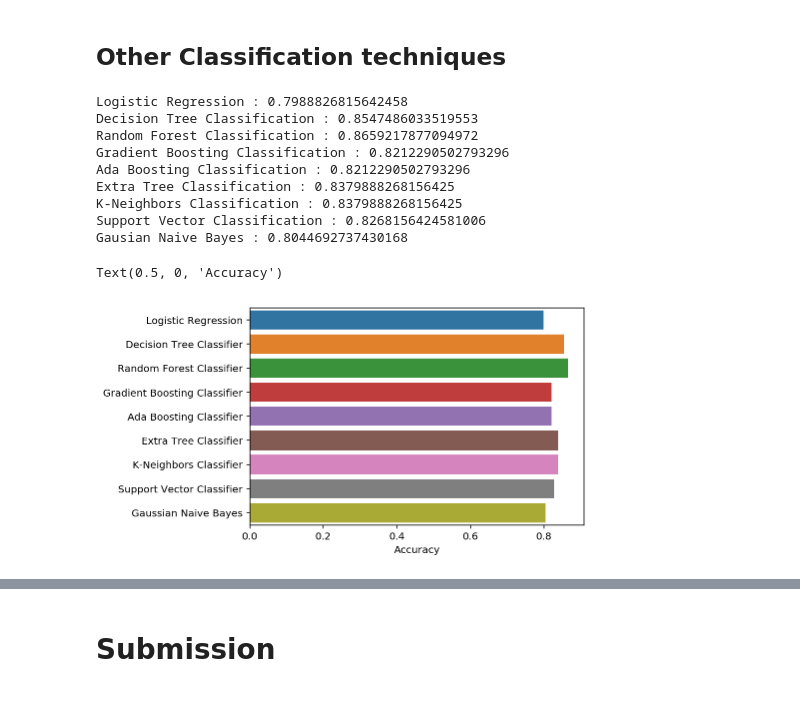
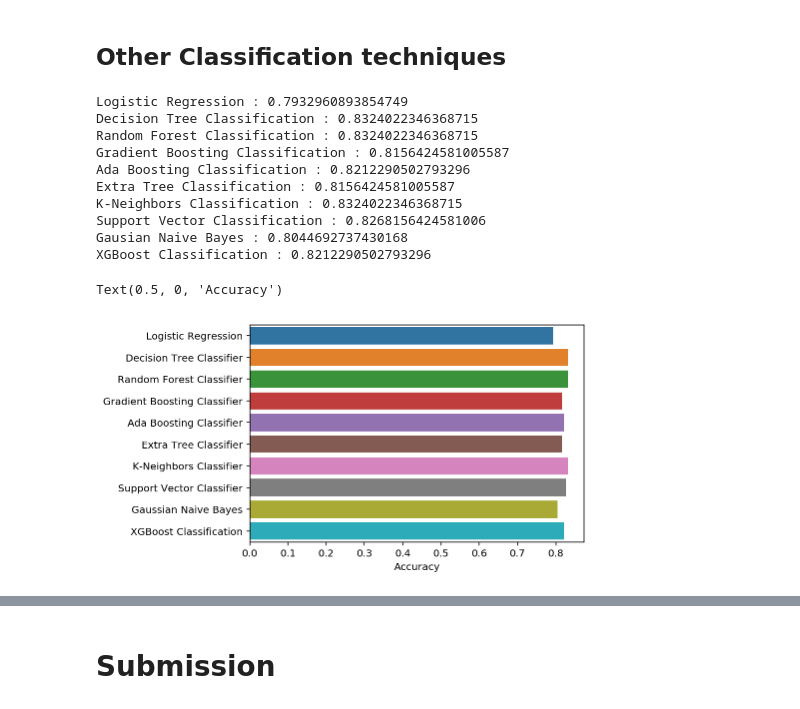
Before and after one commit to shriram2112/Deep-Machine-Learning---Kaggle-, a Jupyter notebook: Classification/titanic/Predict_Titanic_Survival.ipynb, the cells around one changed output, grey strips where cells are left out. Cells and saved outputs as stored; diff of their text form; code cells hidden in the pictures.

Commit message:
Adding hypter parameters to ML classifiers

```diff
--- a/Classification/titanic/Predict_Titanic_Survival.ipynb
+++ b/Classification/titanic/Predict_Titanic_Survival.ipynb
@@ -590,43 +591,50 @@ from sklearn.metrics import accuracy_score,mean_squared_error
 # %%
 classifiers=[['Logistic Regression :',LogisticRegression()],
        ['Decision Tree Classification :',DecisionTreeClassifier()],
-       ['Random Forest Classification :',RandomForestClassifier()],
+       ['Random Forest Classification :',RandomForestClassifier(n_estimators=30, max_features=7, max_depth=None, min_samples_split=2)],
        ['Gradient Boosting Classification :', GradientBoostingClassifier()],
-       ['Ada Boosting Classification :',AdaBoostClassifier()],
+       ['Ada Boosting Classification :',AdaBoostClassifier(n_estimators=100)],
        ['Extra Tree Classification :', ExtraTreesClassifier()],
-       ['K-Neighbors Classification :',KNeighborsClassifier()],
+       ['K-Neighbors Classification :',KNeighborsClassifier(n_neighbors=7)],
        ['Support Vector Classification :',SVC()],
-       ['Gausian Naive Bayes :',GaussianNB()]]
+       ['Gausian Naive Bayes :',GaussianNB()],
+       ['XGBoost Classification :', xgb.XGBClassifier(objective="binary:logistic", random_state=42, n_estimators=20, al_metric=["auc", "error"])],]
 cla_pred=[]
-for name,model in classifiers:
+max_accuracy = float('-inf')
+for index, (name,model) in enumerate(classifiers):
     model=model
     model.fit(train_features,train_targets)
     predictions = model.predict(test_features)
     cla_pred.append(accuracy_score(test_targets,predictions))
-    print(name,accuracy_score(test_targets,predictions))
+    accuracy_ = accuracy_score(test_targets,predictions)
+    if accuracy_ > max_accuracy:
+        max_index = index
+    print(name, accuracy_)
 # %% [output]
-Logistic Regression : 0.7988826815642458
-Decision Tree Classification : 0.8547486033519553
-Random Forest Classification : 0.8659217877094972
-Gradient Boosting Classification : 0.8212290502793296
+Logistic Regression : 0.7932960893854749
+Decision Tree Classification : 0.8324022346368715
+Random Forest Classification : 0.8324022346368715
+Gradient Boosting Classification : 0.8156424581005587
 Ada Boosting Classification : 0.8212290502793296
-Extra Tree Classification : 0.8379888268156425
-K-Neighbors Classification : 0.8379888268156425
+Extra Tree Classification : 0.8156424581005587
+K-Neighbors Classification : 0.8324022346368715
 Support Vector Classification : 0.8268156424581006
 Gausian Naive Bayes : 0.8044692737430168
+XGBoost Classification : 0.8212290502793296
 # %%
 y_ax=['Logistic Regression' ,
       'Decision Tree Classifier',
       'Random Forest Classifier',
       'Gradient Boosting Classifier',
       'Ada Boosting Classifier',
       'Extra Tree Classifier' ,
       'K-Neighbors Classifier',
       'Support Vector Classifier',
-       'Gaussian Naive Bayes']
+      'Gaussian Naive Bayes',
+      'XGBoost Classification']
 x_ax=cla_pred
 sns.barplot(x=x_ax,y=y_ax)
 plt.xlabel('Accuracy')
 # %% [output]
 Text(0.5, 0, 'Accuracy')
-[figure, old version]
+[figure, new version]
```
Also changed, not shown: parts of 6 cells of this notebook, 2 other files.
